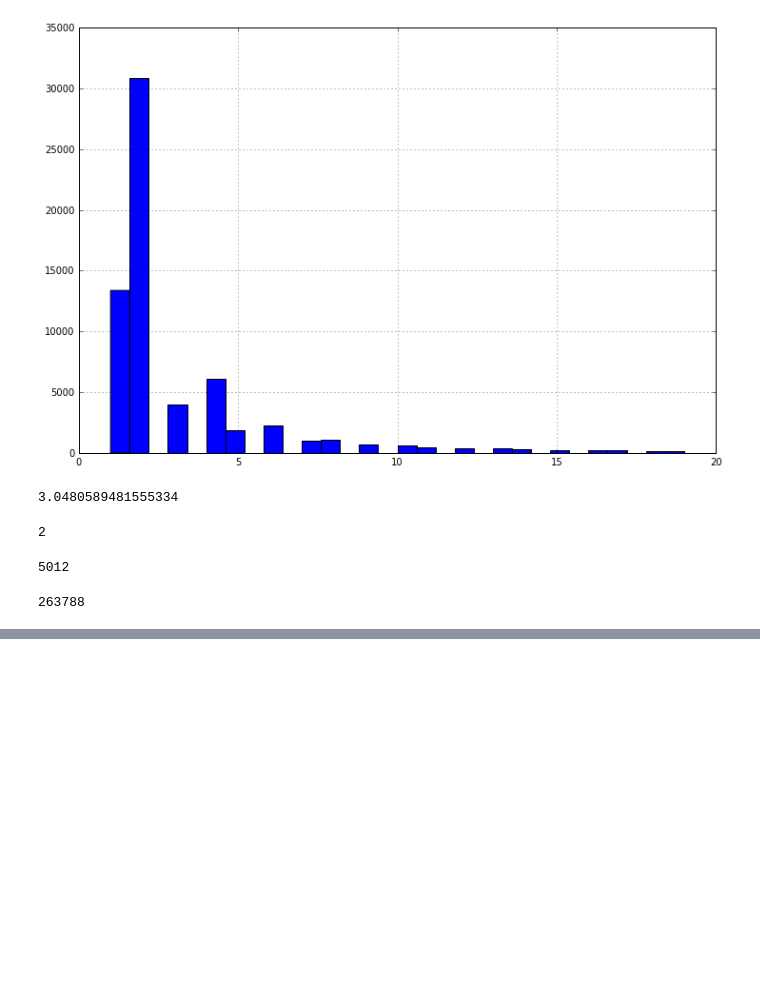
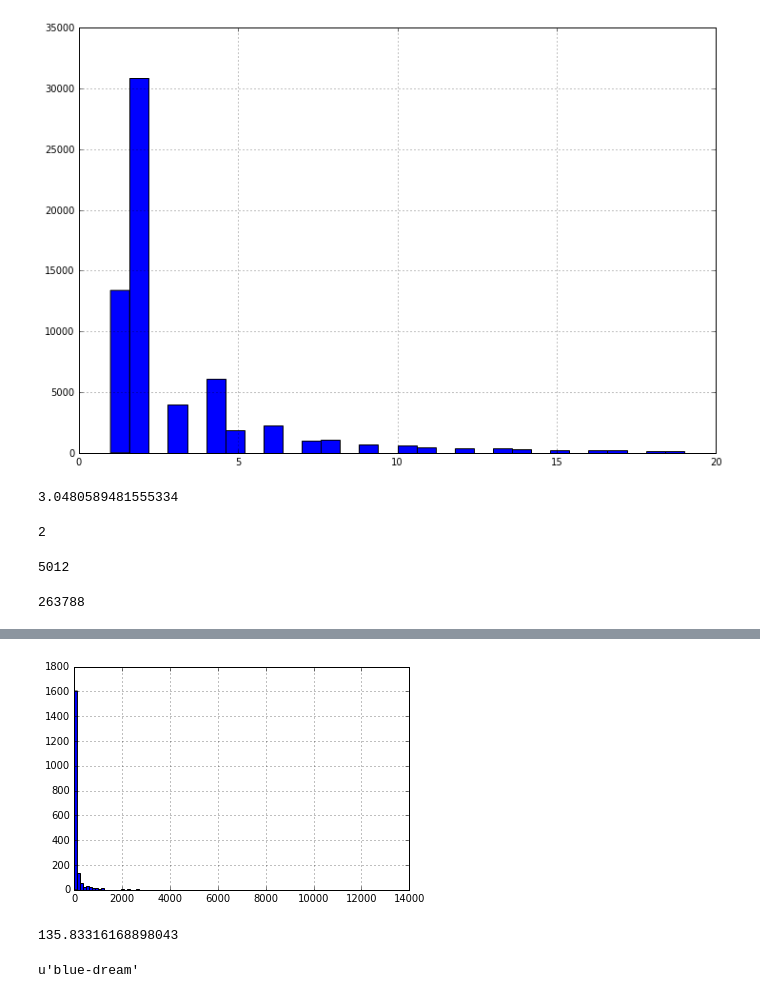
Before and after one commit to nateGeorge/canna-recommend, a Jupyter notebook: leafly/reviews_EDA.ipynb, the cells around one changed output, grey strips where cells are left out. Drawn from its saved outputs; the diff is of its cells as text; code cells hidden in the pictures; blank space fills up the shorter version.

```diff
--- a/leafly/reviews_EDA.ipynb
+++ b/leafly/reviews_EDA.ipynb
@@ -100,0 +175,14 @@ more_ratings.shape[0]
+# %%
+products = df.groupby('product')
+# %%
+f = products.count()['rating'].hist(bins=100)
+# %% [output]
+[figure, added]
+# %%
+products.count()['rating'].mean()
+# %% [output]
+135.83316168898043
+# %%
+products.count()['rating'].argmax()
+# %% [output]
+u'blue-dream'
```
Also changed, not shown: parts of 36 cells of this notebook.
